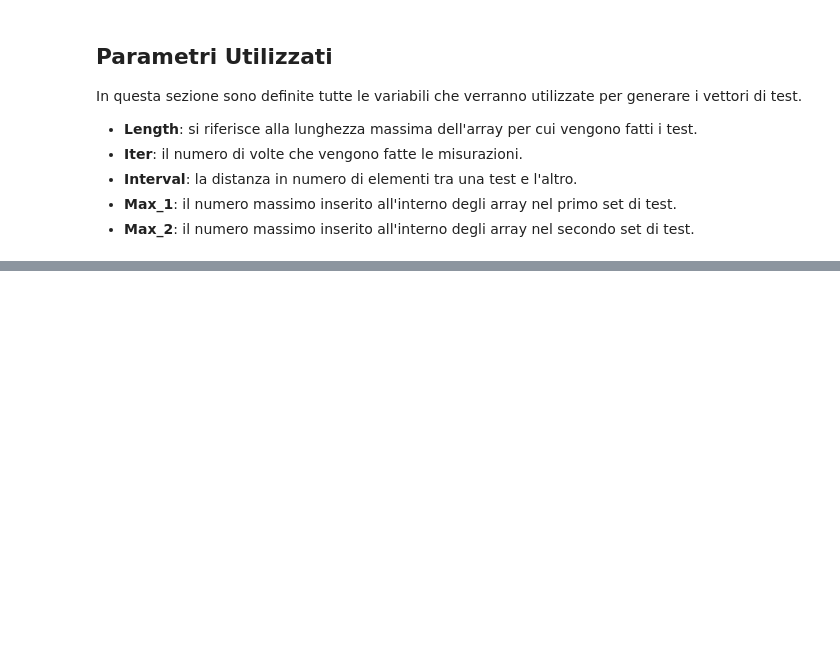
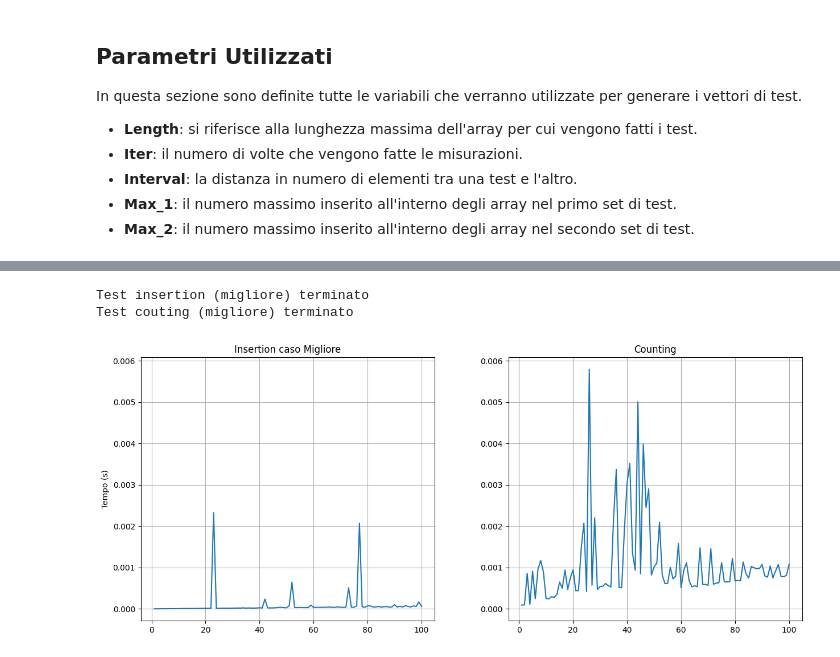
Before and after one commit to LucchesiCarlo/Laboratori_Algoritmi, a Jupyter notebook: Notebook.ipynb, the cells around one changed output, grey strips where cells are left out. Saved outputs shown, nothing was run; the diff lists cells and outputs as text; code cells hidden in the pictures; blank space fills up the shorter version.

```diff
--- a/Notebook.ipynb
+++ b/Notebook.ipynb
@@ -57,7 +57,7 @@ def counting_sort(A, B, k):
      -k numero massimo di presente nell'array A
     """
     length = A.size
-    C = np.zeros(k + 1, dtype = np.integer)
+    C = np.zeros(k + 1, dtype = np.int32)
     for i in range(length):
         C[A[i]] += 1
     for i in range(k):
@@ -73,7 +73,6 @@ Questa funzione ci serve per generare un vettore di una determinata funzione che
 # %%
 import numpy as np
 import random
-
 
 def random_array(length: int, max: int):
     """
@@ -82,10 +81,8 @@ def random_array(length: int, max: int):
     """
     if(length <= 0):
         raise ValueError("Errore! Impossibile usare un array di dimensione %d." % (length))
-    array = np.zeros(length, dtype = np.integer)
-    for i in range(length):
-        array[i] = random.randint(0, max)
+    array = np.array([random.randrange(max) for i in range(length)], dtype = np.int32)
 
-    array[random.randrange(0, length)] = max
+    array[random.randrange(length)] = max
 
     return array
@@ -103,8 +165,8 @@ In questa sezione sono definite tutte le variabili che verranno utilizzate per g
 Dati che verranno utilizzati durante i test.
 """
 
-length = 10000
-iter = 30
-interval = int(length / 100)
-max_1 = 10
+length = 5000
+iter = 10
+interval = 200
+max_1 = 100
 max_2 = 10000
@@ -113,0 +206,27 @@ I risultati che questa funzione genera sono 2 liste: la prima indica il numero d
+# %%
+
+x_insertion_order, y_insertion_order = sorting_test(algorithm_type.Insertion, test_type.Order, length, iter, interval, max_1)
+print("Test insertion (migliore) terminato")
+x_counting_order, y_counting_order = sorting_test(algorithm_type.Counting, test_type.Order, length, iter, interval, max_1)
+print("Test couting (migliore) terminato")
+
+
+plt.figure(figsize = (15, 6))
+plt.xlabel("Numero elementi")
+plt.ylim(bottom = 0)
+ax1 = plt.subplot(121)
+plt.title("Insertion caso Migliore")
+plt.grid(True)
+ax1.plot(x_insertion_order, y_insertion_order)
+plt.ylabel("Tempo (s)")
+ax2 = plt.subplot(122, sharey = ax1)
+plt.title("Counting")
+plt.grid(True)
+ax2.plot(x_counting_order, y_counting_order)
+plt.subplots_adjust(wspace = 0.25)
+
+plt.show()
+# %% [output]
+Test insertion (migliore) terminato
+Test couting (migliore) terminato
+[figure, added]
```
Also changed, not shown: parts of 21 cells of this notebook, 1 other file.
